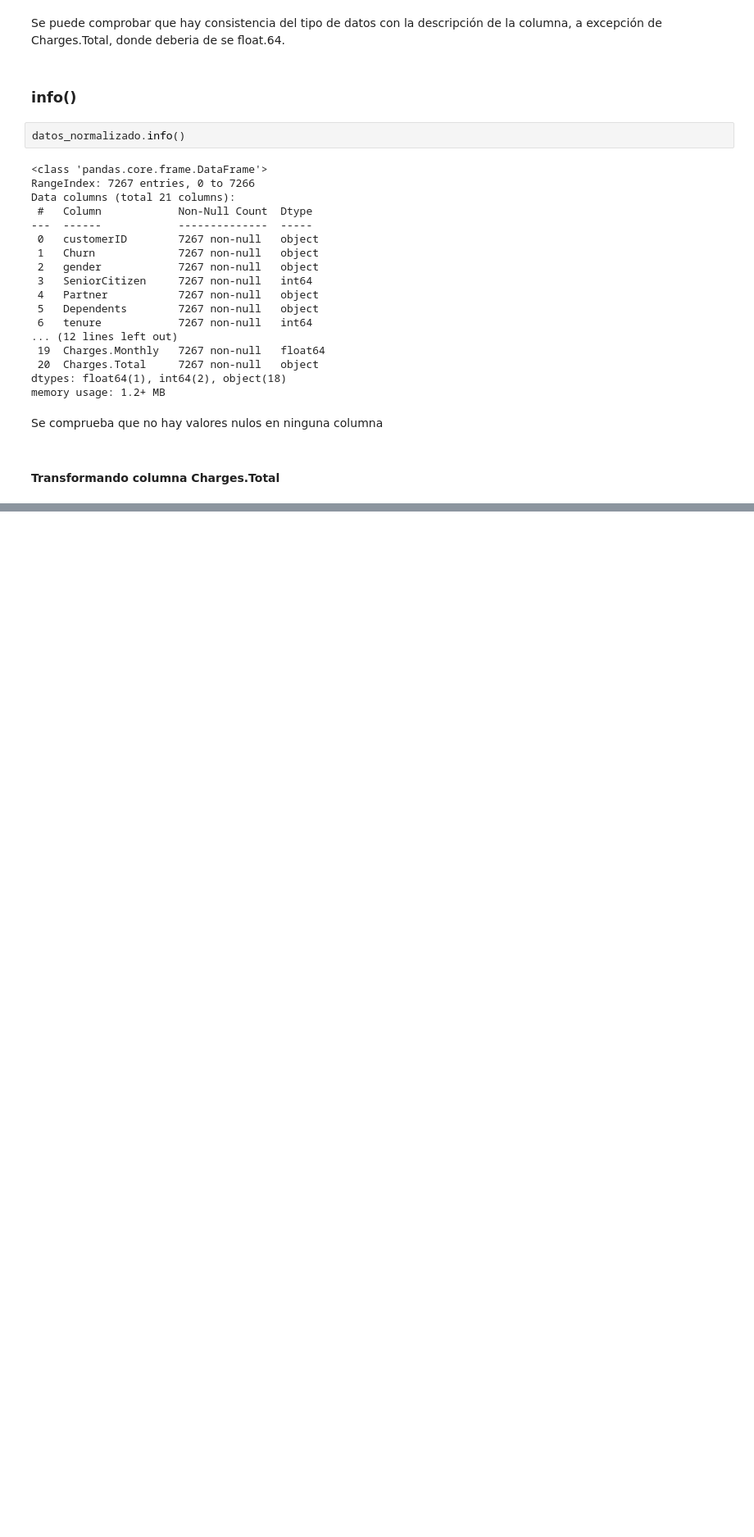
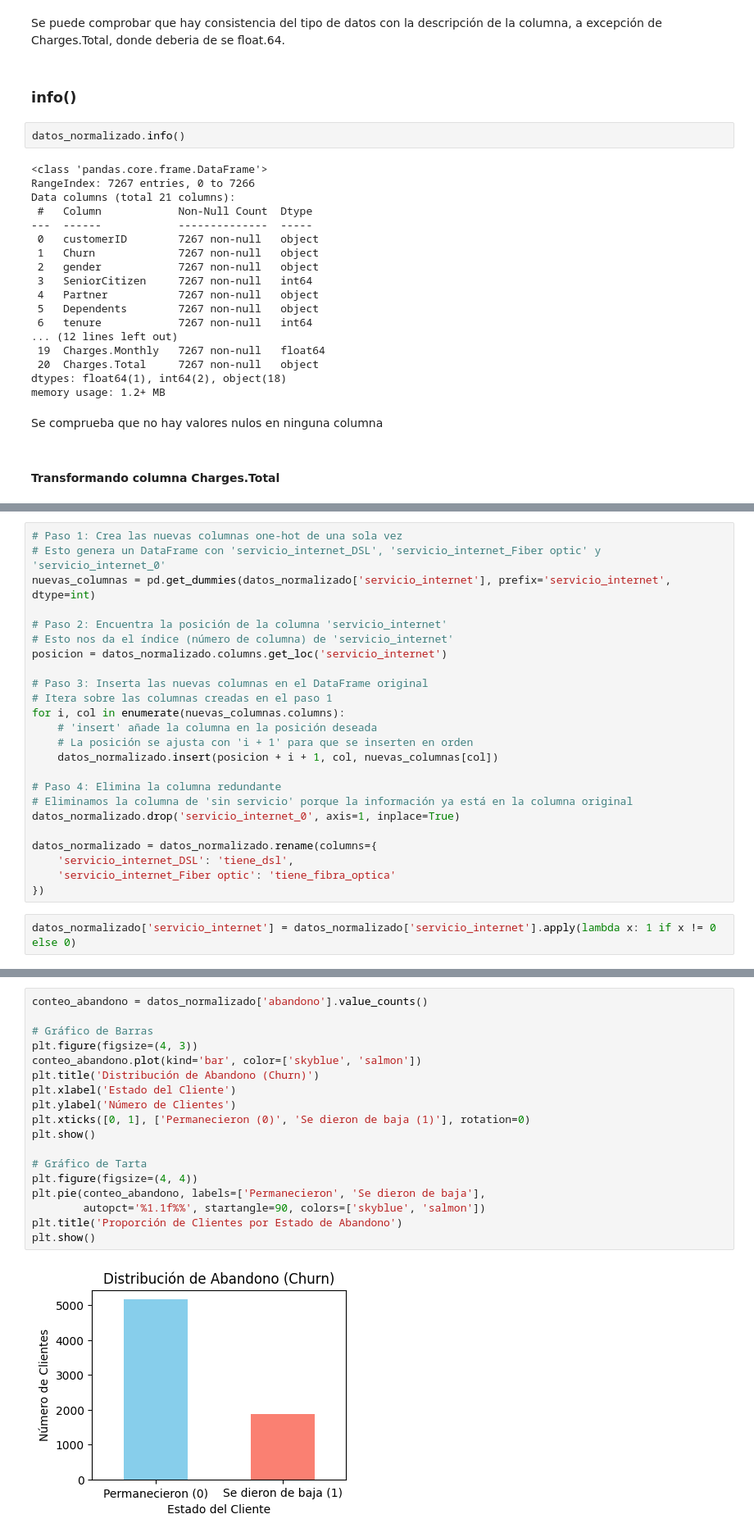
Before and after one commit to adromass/Challenge_Telecom_X, a Jupyter notebook: Challenge_Telecom_X.ipynb, the cells around one changed output, grey strips where cells are left out. Shown at 82% size. Cells and saved outputs as stored; diff of their text form; blank space fills up the shorter version.

```diff
--- a/Challenge_Telecom_X.ipynb
+++ b/Challenge_Telecom_X.ipynb
@@ -217,0 +327,26 @@ valores_invalidos
+# %%
+# Paso 1: Crea las nuevas columnas one-hot de una sola vez
+# Esto genera un DataFrame con 'servicio_internet_DSL', 'servicio_internet_Fiber optic' y 'servicio_internet_0'
+nuevas_columnas = pd.get_dummies(datos_normalizado['servicio_internet'], prefix='servicio_internet', dtype=int)
+
+# Paso 2: Encuentra la posición de la columna 'servicio_internet'
+# Esto nos da el índice (número de columna) de 'servicio_internet'
+posicion = datos_normalizado.columns.get_loc('servicio_internet')
+
+# Paso 3: Inserta las nuevas columnas en el DataFrame original
+# Itera sobre las columnas creadas en el paso 1
+for i, col in enumerate(nuevas_columnas.columns):
+    # 'insert' añade la columna en la posición deseada
+    # La posición se ajusta con 'i + 1' para que se inserten en orden
+    datos_normalizado.insert(posicion + i + 1, col, nuevas_columnas[col])
+
+# Paso 4: Elimina la columna redundante
+# Eliminamos la columna de 'sin servicio' porque la información ya está en la columna original
+datos_normalizado.drop('servicio_internet_0', axis=1, inplace=True)
+
+datos_normalizado = datos_normalizado.rename(columns={
+    'servicio_internet_DSL': 'tiene_dsl',
+    'servicio_internet_Fiber optic': 'tiene_fibra_optica'
+})
+# %%
+datos_normalizado['servicio_internet'] = datos_normalizado['servicio_internet'].apply(lambda x: 1 if x != 0 else 0)
@@ -217,0 +372,20 @@ valores_invalidos
+# %%
+conteo_abandono = datos_normalizado['abandono'].value_counts()
+
+# Gráfico de Barras
+plt.figure(figsize=(4, 3))
+conteo_abandono.plot(kind='bar', color=['skyblue', 'salmon'])
+plt.title('Distribución de Abandono (Churn)')
+plt.xlabel('Estado del Cliente')
+plt.ylabel('Número de Clientes')
+plt.xticks([0, 1], ['Permanecieron (0)', 'Se dieron de baja (1)'], rotation=0)
+plt.show()
+
+# Gráfico de Tarta
+plt.figure(figsize=(4, 4))
+plt.pie(conteo_abandono, labels=['Permanecieron', 'Se dieron de baja'],
+        autopct='%1.1f%%', startangle=90, colors=['skyblue', 'salmon'])
+plt.title('Proporción de Clientes por Estado de Abandono')
+plt.show()
+# %% [output]
+[figure, added]
```
Also changed, not shown: parts of 35 cells of this notebook.
